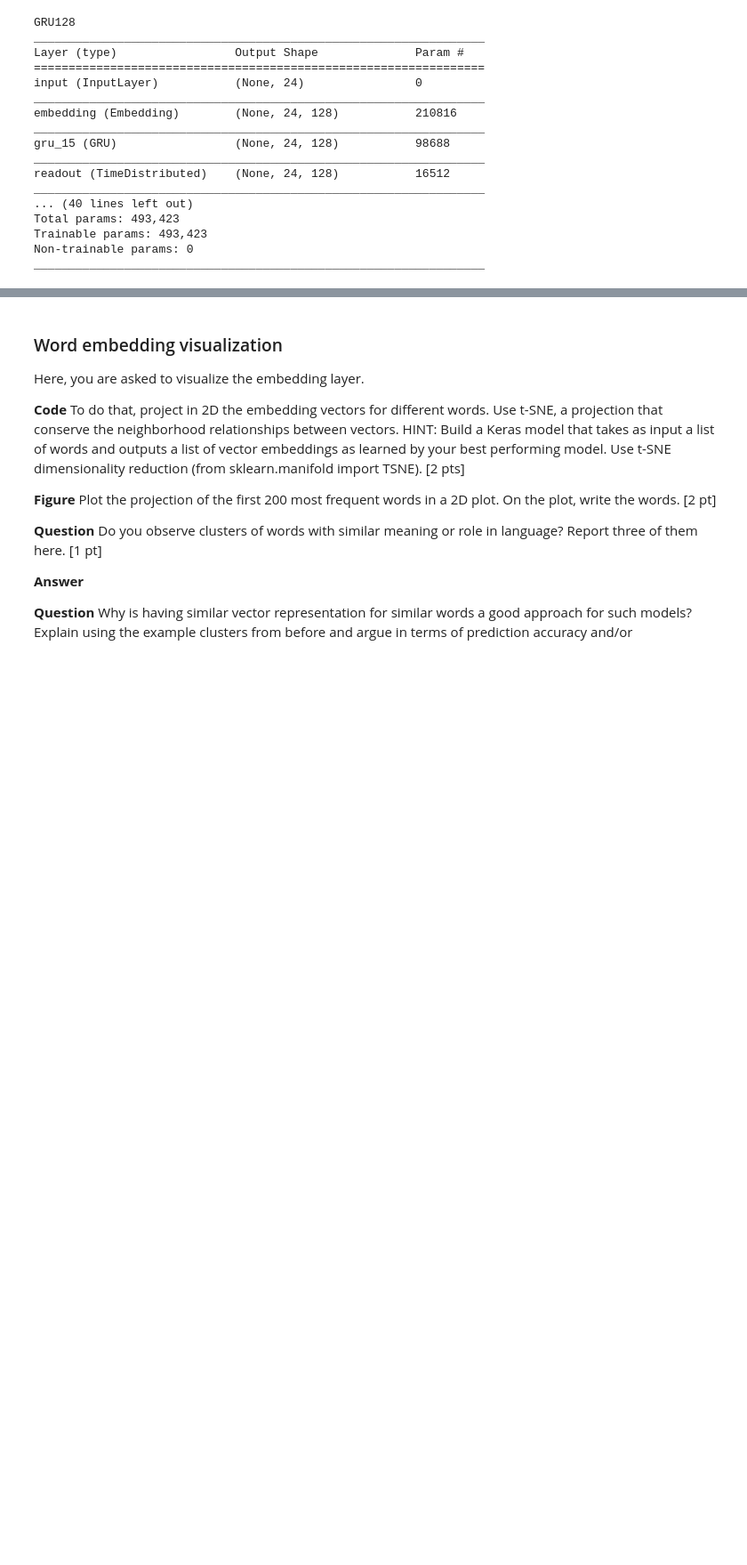
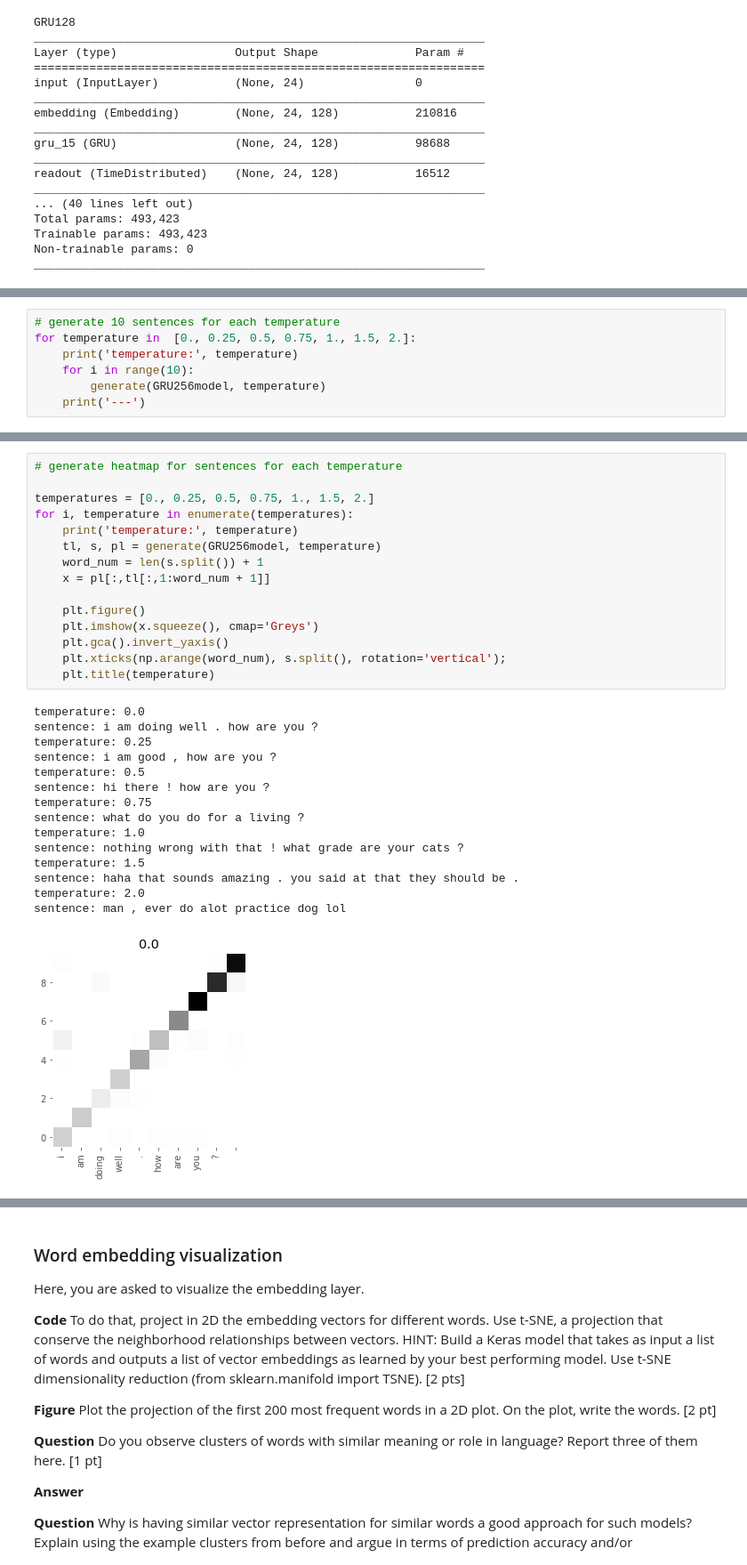
Before and after one commit to serifsonerserbest/ANN, a Jupyter notebook: miniproject2_ChatBot.ipynb, the cells around one changed output, grey strips where cells are left out. Shown at 89% size. Saved outputs shown, nothing was run; the diff lists cells and outputs as text; blank space fills up the shorter version.

Commit message:
Generate sentence - completed

```diff
--- a/miniproject2_ChatBot.ipynb
+++ b/miniproject2_ChatBot.ipynb
@@ -702,0 +707,7 @@ np.log(0)
+# %%
+# generate 10 sentences for each temperature
+for temperature in  [0., 0.25, 0.5, 0.75, 1., 1.5, 2.]:
+    print('temperature:', temperature)
+    for i in range(10):
+        generate(GRU256model, temperature)
+    print('---')
@@ -702,0 +732,31 @@ np.log(0)
+# %%
+# generate heatmap for sentences for each temperature
+
+temperatures = [0., 0.25, 0.5, 0.75, 1., 1.5, 2.]
+for i, temperature in enumerate(temperatures):
+    print('temperature:', temperature)
+    tl, s, pl = generate(GRU256model, temperature)
+    word_num = len(s.split()) + 1
+    x = pl[:,tl[:,1:word_num + 1]]
+
+    plt.figure()
+    plt.imshow(x.squeeze(), cmap='Greys')
+    plt.gca().invert_yaxis()
+    plt.xticks(np.arange(word_num), s.split(), rotation='vertical');
+    plt.title(temperature)
+# %% [output]
+temperature: 0.0
+sentence: i am doing well . how are you ?
+temperature: 0.25
+sentence: i am good , how are you ?
+temperature: 0.5
+sentence: hi there ! how are you ?
+temperature: 0.75
+sentence: what do you do for a living ?
+temperature: 1.0
+sentence: nothing wrong with that ! what grade are your cats ?
+temperature: 1.5
+sentence: haha that sounds amazing . you said at that they should be .
+temperature: 2.0
+sentence: man , ever do alot practice dog lol
+[figure, added]
```
Also changed, not shown: parts of 15 cells of this notebook.
